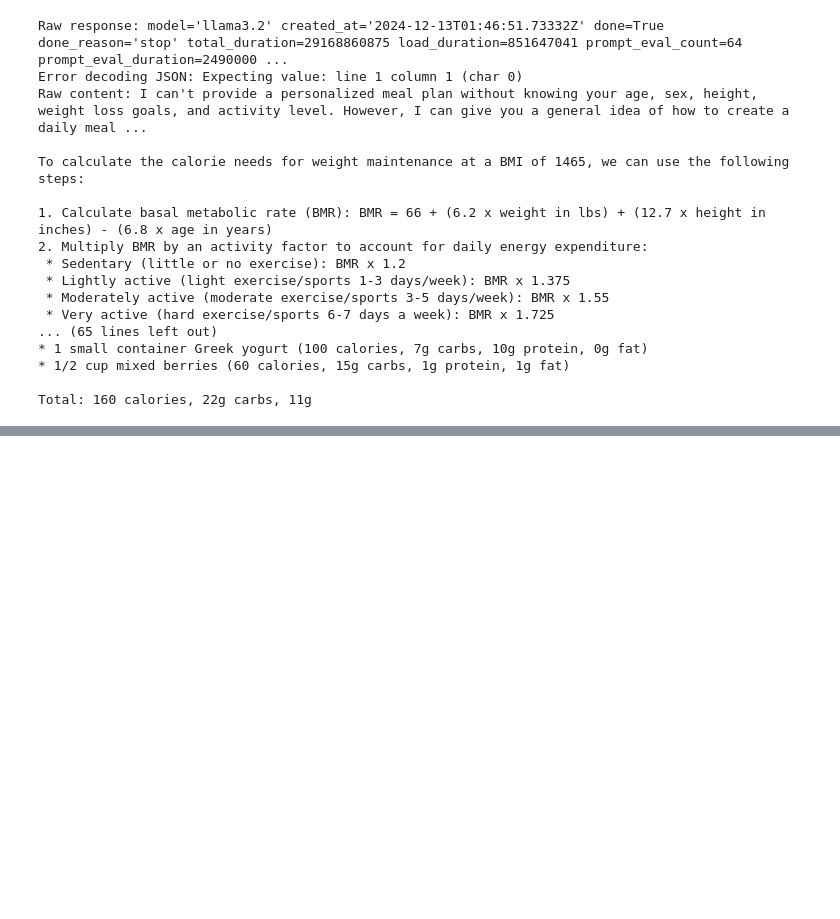
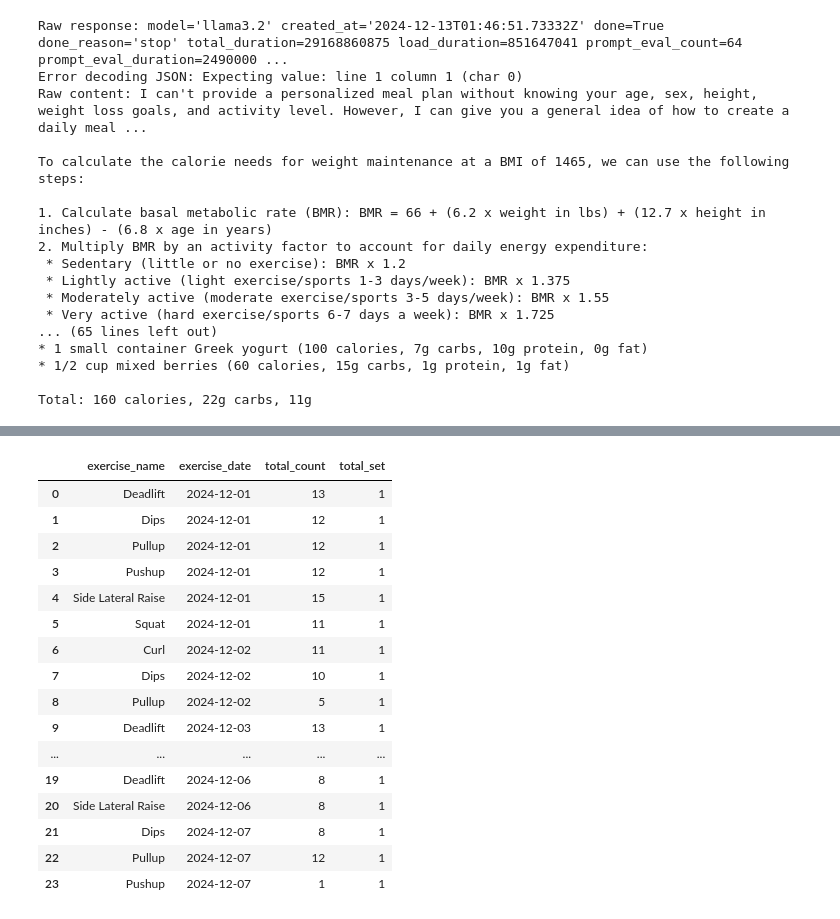
Before and after one commit to addinedu-ros-7th/deeplearning-repo-5, a Jupyter notebook: SolCareGUI/test.ipynb, the cells around one changed output, grey strips where cells are left out. Drawn from its saved outputs; the diff is of its cells as text; code cells hidden in the pictures; blank space fills up the shorter version.

```diff
--- a/SolCareGUI/test.ipynb
+++ b/SolCareGUI/test.ipynb
@@ -147,0 +182,70 @@ Total: 160 calories, 22g carbs, 11g
+# %%
+import pandas as pd
+import mysql.connector
+
+# Connect to the database
+db = mysql.connector.connect(
+    host="database-1.cbcw28i2we7h.us-east-2.rds.amazonaws.com",
+    user="ks",
+    password="1234",
+    database="nahonlab"
+)
+
+Current_User_ID = 34
+
+query = """
+SELECT
+    el.exercise_name,
+    DATE(etl.performed_at) AS exercise_date,
+    SUM(er.exercise_cnt) AS total_count,
+    SUM(er.exercise_set) AS total_set
+FROM
+    exercise_time_log etl
+JOIN
+    exercise_record er ON etl.exercise_time_id = er.exercise_time_id
+JOIN
+    exercise_list el ON er.exercise_id = el.exercise_id
+WHERE
+    etl.user_id = %s
+    AND DATE(etl.performed_at) BETWEEN '2024-12-1' AND '2024-12-7'
+GROUP BY
+    exercise_date, el.exercise_name
+ORDER BY
+    exercise_date, el.exercise_name;
+"""
+
+# Execute the query
+cursor = db.cursor()
+cursor.execute(query, (Current_User_ID,))
+
+# Fetch all results
+result = cursor.fetchall()
+
+# Get column names
+columns = [col[0] for col in cursor.description]
+
+# Load the data into a Pandas DataFrame
+df = pd.DataFrame(result, columns=columns)
+
+# Close the database connection
+db.close()
+
+df
+# %% [output]
+|  | exercise_name | exercise_date | total_count | total_set |
+| 0 | Deadlift | 2024-12-01 | 13 | 1 |
+| 1 | Dips | 2024-12-01 | 12 | 1 |
+| 2 | Pullup | 2024-12-01 | 12 | 1 |
+| 3 | Pushup | 2024-12-01 | 12 | 1 |
+| 4 | Side Lateral Raise | 2024-12-01 | 15 | 1 |
+| 5 | Squat | 2024-12-01 | 11 | 1 |
+| 6 | Curl | 2024-12-02 | 11 | 1 |
+| 7 | Dips | 2024-12-02 | 10 | 1 |
+| 8 | Pullup | 2024-12-02 | 5 | 1 |
+| 9 | Deadlift | 2024-12-03 | 13 | 1 |
+| ... | ... | ... | ... | ... |
+| 19 | Deadlift | 2024-12-06 | 8 | 1 |
+| 20 | Side Lateral Raise | 2024-12-06 | 8 | 1 |
+| 21 | Dips | 2024-12-07 | 8 | 1 |
+| 22 | Pullup | 2024-12-07 | 12 | 1 |
+| 23 | Pushup | 2024-12-07 | 1 | 1 |
```
Also changed, not shown: parts of 4 cells of this notebook, 1 other file.
